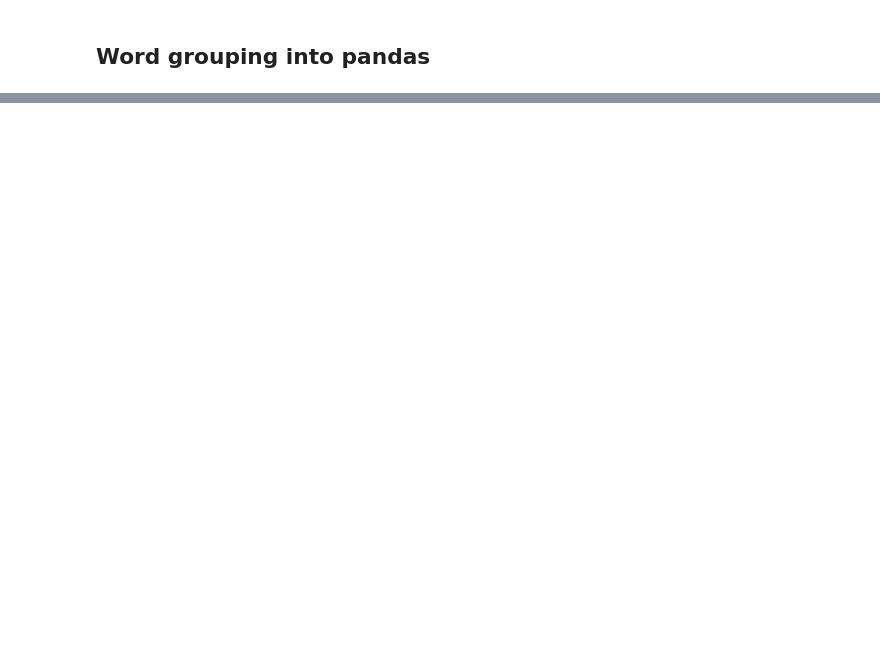
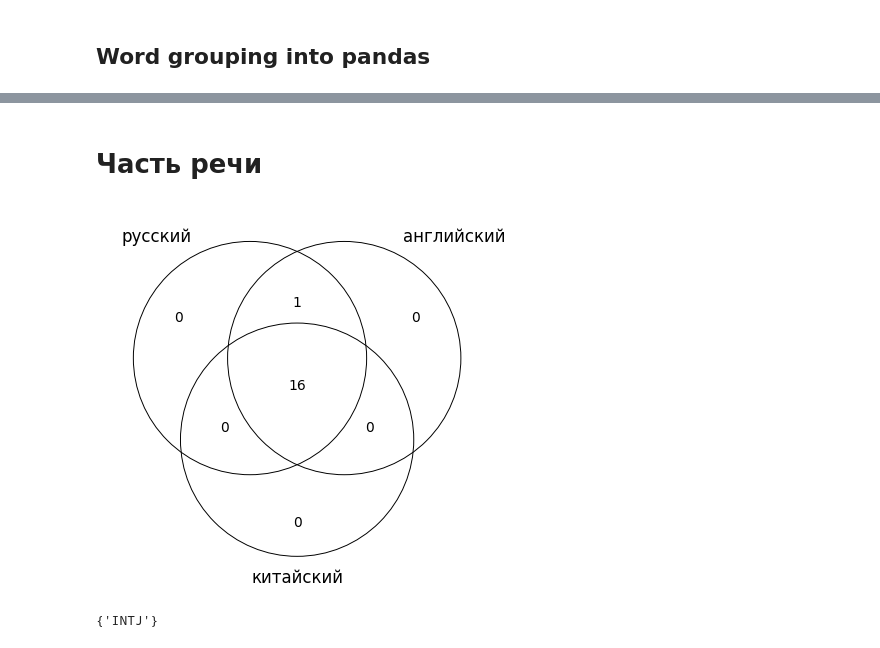
Before and after one commit to Derinhelm/treebank_statistics, a Jupyter notebook: treebank_stat.ipynb, the cells around one changed output, grey strips where cells are left out. Drawn from its saved outputs; the diff is of its cells as text; code cells hidden in the pictures; blank space fills up the shorter version.

Commit message:
Adding relation, pos ant other parameter statistics

```diff
--- a/treebank_stat.ipynb
+++ b/treebank_stat.ipynb
@@ -515,10 +228,0 @@ node_stat
-# %%
-rel_info = []
-labels = []
-for r in rel_set:
-  rel_stat = {}
-  for lang, counter in rel_counter_dict.items():
-    rel_stat[lang] = counter[r] / node_stat[lang]
-  rel_info.append(rel_stat)
-  labels.append(r)
-rel_df = pd.DataFrame(rel_info, index=labels)
@@ -563,10 +228,0 @@ len(zero_rel_df)
-# %%
-from copy import deepcopy
-info_df = deepcopy(node_df_dict['rus']['train'])
-for column in ["relation", "pos"]:
-  info_df[column] = pd.factorize(info_df[column])[0]
-
-import matplotlib.pyplot as plt
-
-plt.matshow(info_df[["parent_id", "relation", "pos", "word_depth"]].corr())
-plt.show()
@@ -617,0 +229,12 @@ ax.axis("equal")
+# %%
+def create_node_df(cur_sents):
+    info = []
+    for sent_i, sent in enumerate(cur_sents):
+      for w_i, w in enumerate(sent.words):
+        info.append((w.id, w.parent_id, w.relation, w.pos, w.form, w.lemma, sent_i))
+    info_df = pd.DataFrame(info, columns=["id", "parent_id", "relation", "pos", "form", "lemma", "sent_i"])
+    return info_df
+# %%
+node_df_dict = {}
+for lang in sents:
+    node_df_dict[lang] = create_node_df(sents[lang])
@@ -617,0 +257,20 @@ ax.axis("equal")
+# %% [markdown]
+# Часть речи
+# %%
+from matplotlib_venn import venn3_unweighted, venn3_circles
+
+pos_set = [set(node_df_dict[lang]['pos']) for lang in languages]
+
+venn3_unweighted(pos_set,
+      set_colors=('#ffffff', '#ffffff', '#ffffff'),
+      set_labels = [lang_russian_title[lang] for lang in languages],
+      alpha=0.75)
+venn3_circles((1,1,1,1,1,1,1), lw=0.7)
+
+plt.show()
+# %% [output]
+[figure, added]
+# %%
+(set(node_df_dict['rus']['pos']) & set(node_df_dict['eng']['pos'])) - set(node_df_dict['chi']['pos'])
+# %% [output]
+{'INTJ'}
```
Also changed, not shown: parts of 99 cells of this notebook.
